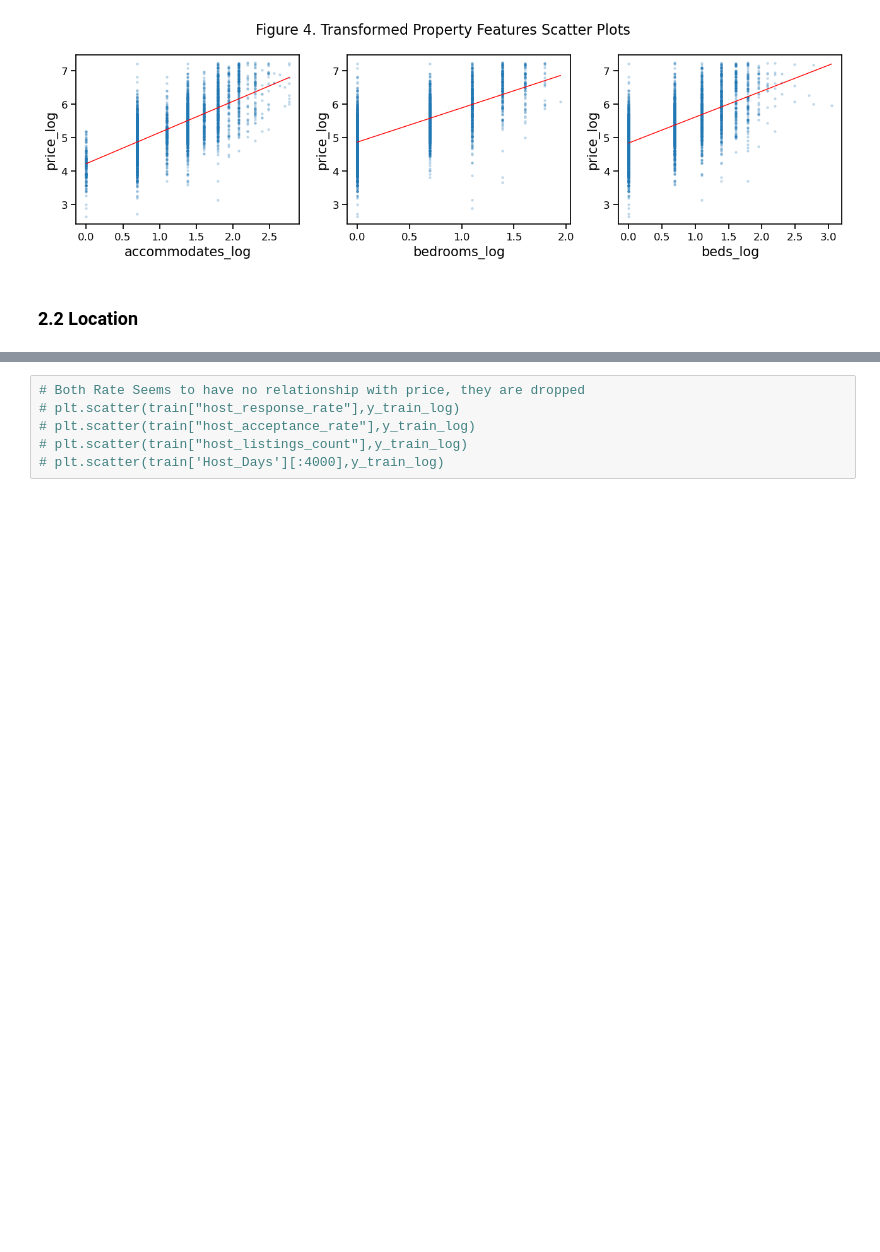
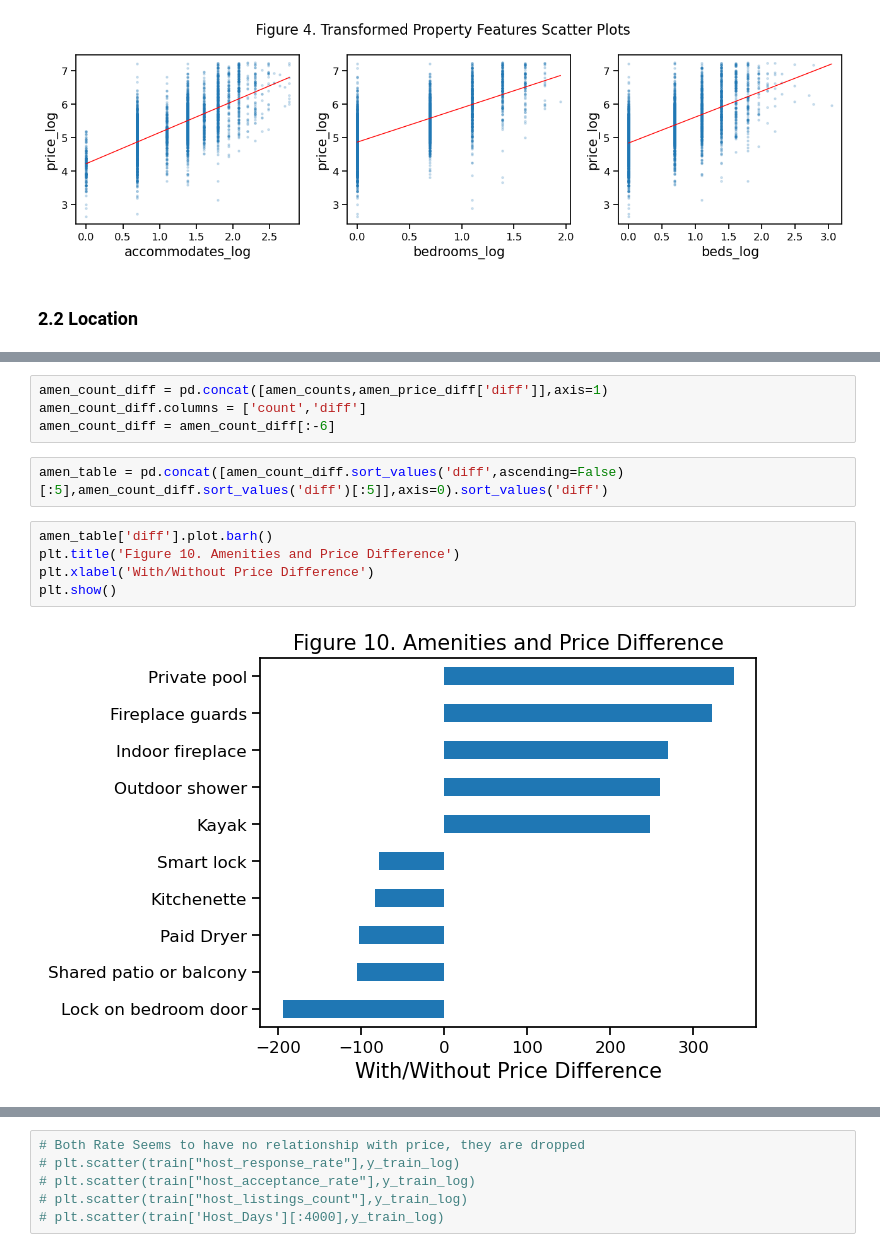
Before and after one commit to Jamielimingzhe/QBUS6810, a Jupyter notebook: QBUS6810_Group18_Notebook.ipynb, the cells around one changed output, grey strips where cells are left out. Cells and saved outputs as stored; diff of their text form; blank space fills up the shorter version.

Commit message:
amen

```diff
--- a/QBUS6810_Group18_Notebook.ipynb
+++ b/QBUS6810_Group18_Notebook.ipynb
@@ -433,0 +413,13 @@ plt.show()
+# %%
+amen_count_diff = pd.concat([amen_counts,amen_price_diff['diff']],axis=1)
+amen_count_diff.columns = ['count','diff']
+amen_count_diff = amen_count_diff[:-6]
+# %%
+amen_table = pd.concat([amen_count_diff.sort_values('diff',ascending=False)[:5],amen_count_diff.sort_values('diff')[:5]],axis=0).sort_values('diff')
+# %%
+amen_table['diff'].plot.barh()
+plt.title('Figure 10. Amenities and Price Difference')
+plt.xlabel('With/Without Price Difference')
+plt.show()
+# %% [output]
+[figure, added]
```
Also changed, not shown: parts of 37 cells of this notebook, 1 other file.
